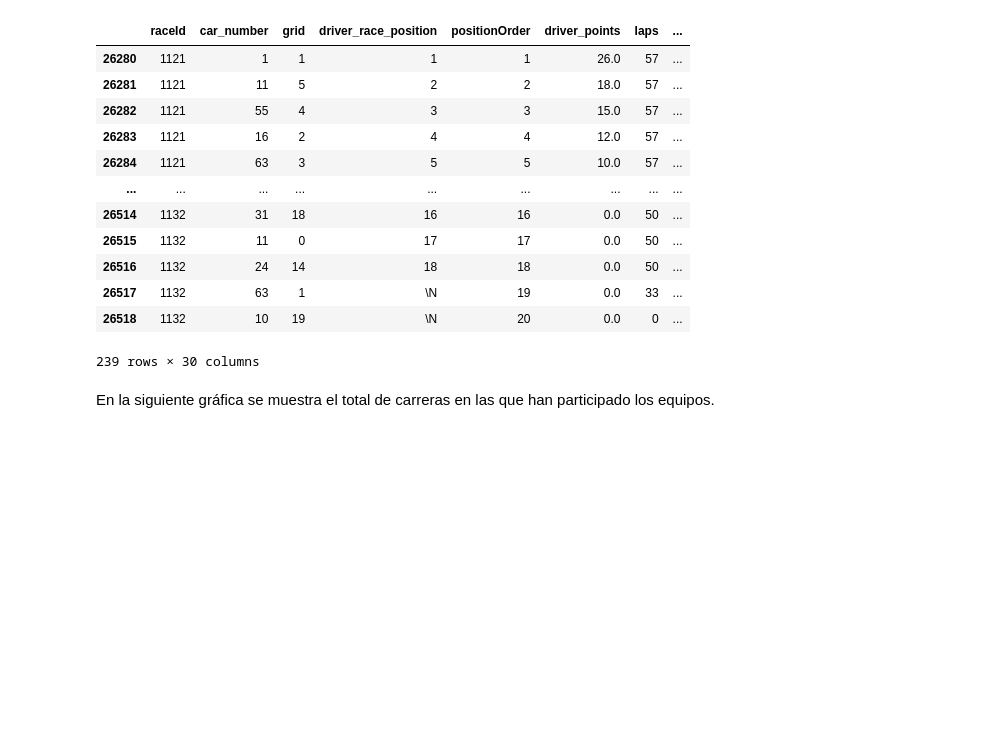
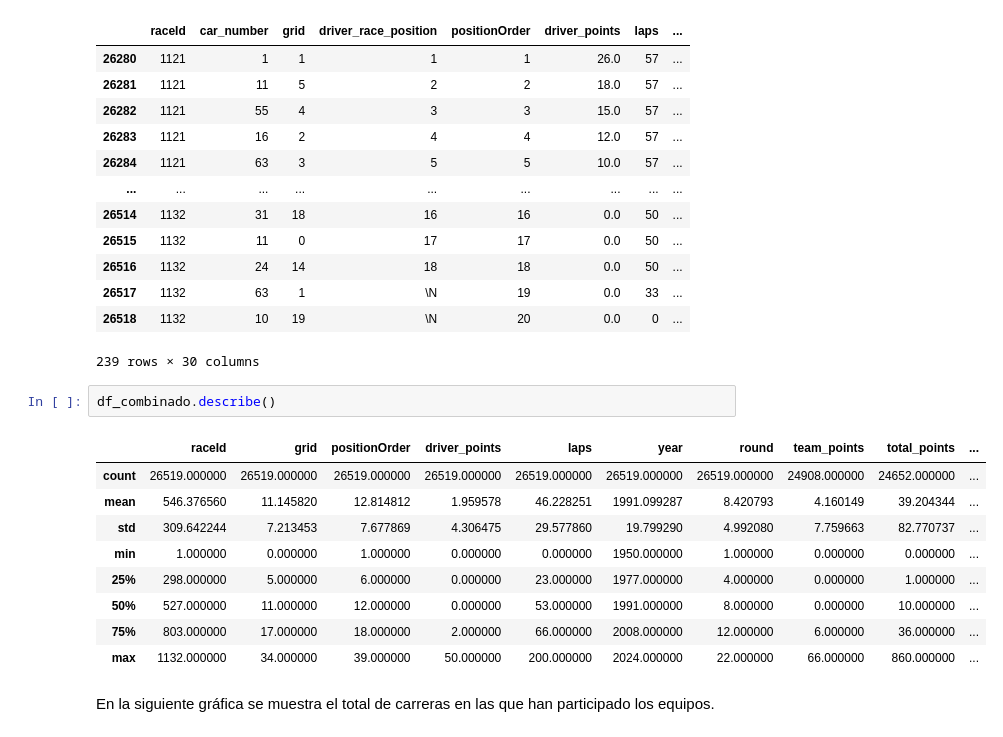
Before and after one commit to jacobo010/EDA_F1_Analysis, a Jupyter notebook: src/notebooks/segundo_notebook.ipynb, the cells around one changed output. Saved outputs shown, nothing was run; the diff lists cells and outputs as text; blank space fills up the shorter version.

```diff
--- a/src/notebooks/segundo_notebook.ipynb
+++ b/src/notebooks/segundo_notebook.ipynb
@@ -303,6 +347,18 @@ df_combinado[df_combinado["year"] == 2024]
 | 26517 | 1132 | 63 | 1 | \N | 19 | 0.0 | 33 | ... |
 | 26518 | 1132 | 10 | 19 | \N | 20 | 0.0 | 0 | ... |
 239 rows × 30 columns
+# %%
+df_combinado.describe()
+# %% [output]
+|  | raceId | grid | positionOrder | driver_points | laps | year | round | team_points | total_points | ... |
+| count | 26519.000000 | 26519.000000 | 26519.000000 | 26519.000000 | 26519.000000 | 26519.000000 | 26519.000000 | 24908.000000 | 24652.000000 | ... |
+| mean | 546.376560 | 11.145820 | 12.814812 | 1.959578 | 46.228251 | 1991.099287 | 8.420793 | 4.160149 | 39.204344 | ... |
+| std | 309.642244 | 7.213453 | 7.677869 | 4.306475 | 29.577860 | 19.799290 | 4.992080 | 7.759663 | 82.770737 | ... |
+| min | 1.000000 | 0.000000 | 1.000000 | 0.000000 | 0.000000 | 1950.000000 | 1.000000 | 0.000000 | 0.000000 | ... |
+| 25% | 298.000000 | 5.000000 | 6.000000 | 0.000000 | 23.000000 | 1977.000000 | 4.000000 | 0.000000 | 1.000000 | ... |
+| 50% | 527.000000 | 11.000000 | 12.000000 | 0.000000 | 53.000000 | 1991.000000 | 8.000000 | 0.000000 | 10.000000 | ... |
+| 75% | 803.000000 | 17.000000 | 18.000000 | 2.000000 | 66.000000 | 2008.000000 | 12.000000 | 6.000000 | 36.000000 | ... |
+| max | 1132.000000 | 34.000000 | 39.000000 | 50.000000 | 200.000000 | 2024.000000 | 22.000000 | 66.000000 | 860.000000 | ... |
 # %% [markdown]
 En la siguiente gráfica se muestra el total de carreras en las que han participado los equipos.
 # %%
```
Also changed, not shown: parts of 16 cells of this notebook.
